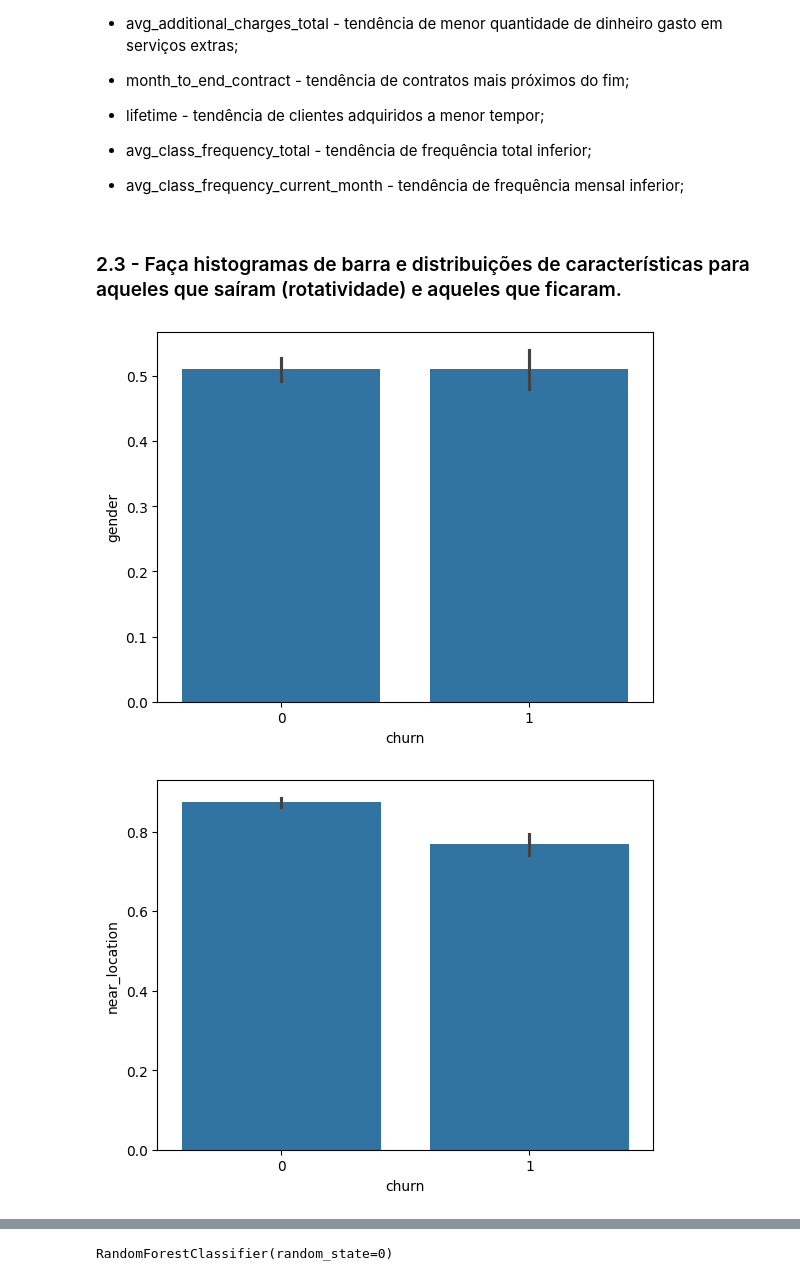
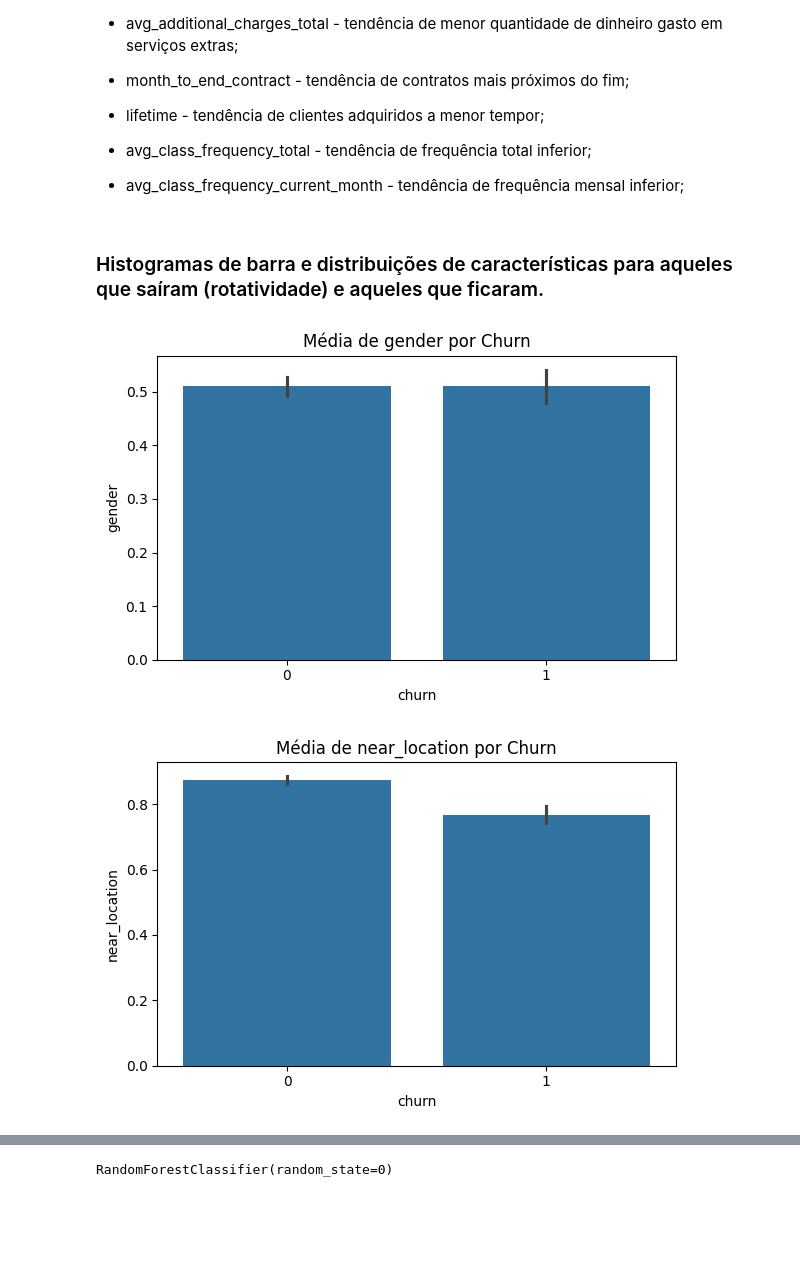
Before and after one commit to rodriguesbrian/tt13_gym_project, a Jupyter notebook: notebook/tt13_gym_project.ipynb, the cells around one changed output, grey strips where cells are left out. Cells and saved outputs as stored; diff of their text form; code cells hidden in the pictures; blank space fills up the shorter version.

```diff
--- a/notebook/tt13_gym_project.ipynb
+++ b/notebook/tt13_gym_project.ipynb
@@ -19 +69,12 @@ from sklearn.cluster import KMeans
+# %%
+# Reprodutibilidade — seed único usado em train_test_split, KMeans, RandomForest
+RANDOM_STATE = 42
+
+# Exibição de dados
+pd.set_option('display.max_columns', None)
+pd.set_option('display.float_format', '{:.2f}'.format)
+
+# Estilo visual
+sns.set_theme(style='whitegrid', palette='muted')
+plt.rcParams['figure.figsize'] = (10, 6)
 # %% [markdown]
@@ -21,4 +82,4 @@ from sklearn.cluster import KMeans
 # %%
 # leitura arquivo csv
-gym_raw = pd.read_csv('..\dataset\gym_churn_us.csv')
+gym_raw = pd.read_csv('../data/raw/gym_churn_us.csv')
 # %% [markdown]
@@ -163,7 +224,7 @@ Dentre as principais diferenças entre as médias de características que podem
 
 * avg_class_frequency_current_month - tendência de frequência mensal inferior;
 # %% [markdown]
-### 2.3 - Faça histogramas de barra e distribuições de características para aqueles que saíram (rotatividade) e aqueles que ficaram.
+### Histogramas de barra e distribuições de características para aqueles que saíram (rotatividade) e aqueles que ficaram.
 # %%
 # divisão colunas categóricas e contínuas
 categorical_cols = ['gender', 'near_location', 'partner', 'promo_friends', 'phone', 'group_visits', 'churn']
@@ -171,12 +232,30 @@ continuous_cols = [col for col in gym.columns if col not in categorical_cols]
 # %%
 # barras sobre características com base em churn
 for column in gym.drop('churn', axis=1).columns:
-  if column in categorical_cols:
-    sns.barplot(data=gym, x='churn', y=column)
-    plt.show()
-  elif column in continuous_cols:
-    sns.boxplot(data=gym, x='churn', y=column)
-    plt.show()
+    if column in categorical_cols:
+        fig, ax = plt.subplots(figsize=(6, 4))
+        sns.barplot(data=gym, x='churn', y=column, ax=ax)
+        ax.set_title(f'Média de {column} por Churn')
+        plt.tight_layout()
+        plt.show()
+
+    elif column in continuous_cols:
+        fig, axes = plt.subplots(1, 2, figsize=(12, 4))
+
+        # boxplot — mantido para comparação de quartis
+        sns.boxplot(data=gym, x='churn', y=column, ax=axes[0])
+        axes[0].set_title(f'Boxplot: {column} por Churn')
+
+        # histplot com KDE — mostra a forma da distribuição
+        sns.histplot(
+            data=gym, x=column, hue='churn',
+            kde=True, bins=30, alpha=0.5,
+            ax=axes[1]
+        )
+        axes[1].set_title(f'Distribuição: {column} por Churn')
+
+        plt.tight_layout()
+        plt.show()
 # %% [output]
-[figure, old version]
+[figure, new version]
-[figure, old version]
+[figure, new version]
```
Also changed, not shown: parts of 69 cells of this notebook.
